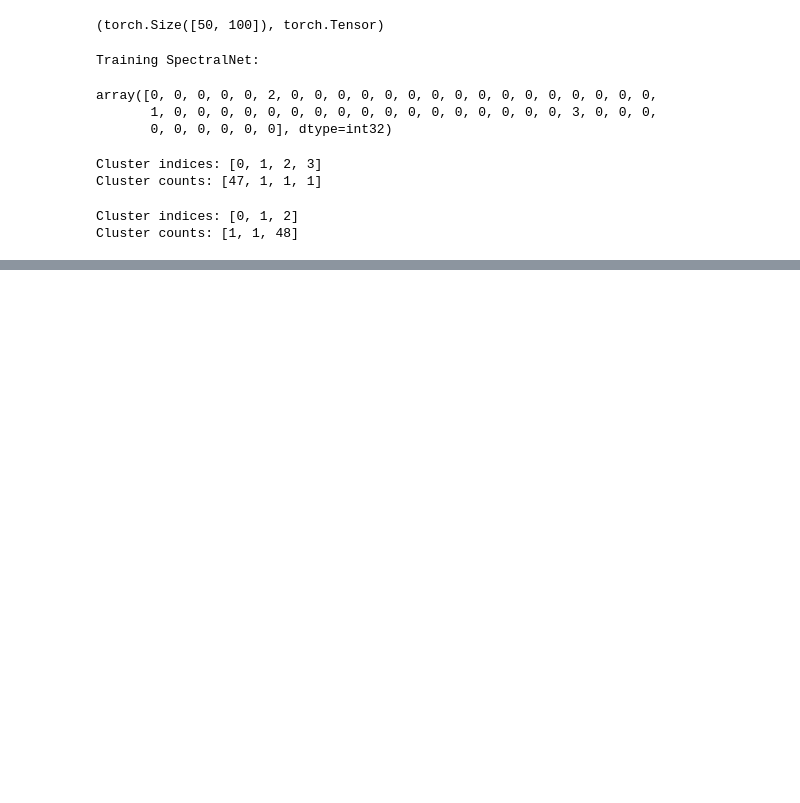
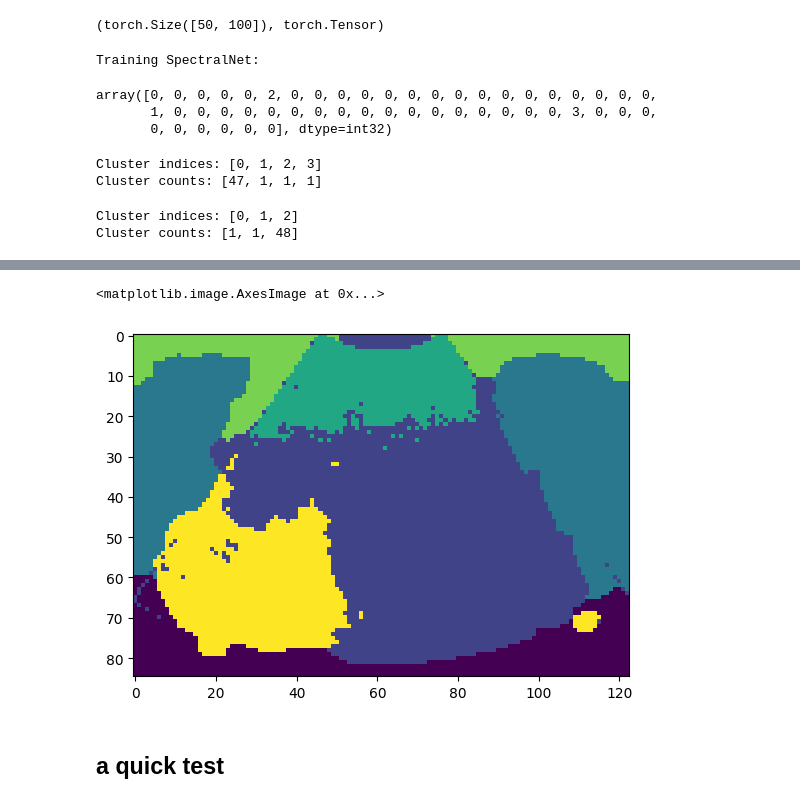
Before and after one commit to alexaatm/UnsupervisedSegmentor4Ultrasound, a Jupyter notebook: spectral-clustering/spectralnet-test.ipynb, the cells around one changed output, grey strips where cells are left out. Cells and saved outputs as stored; diff of their text form; code cells hidden in the pictures; blank space fills up the shorter version.

```diff
--- a/spectral-clustering/spectralnet-test.ipynb
+++ b/spectral-clustering/spectralnet-test.ipynb
@@ -47,0 +237,27 @@ Cluster counts: [1, 1, 48]
+# %%
+# Reshape
+infer_bg_index = True
+if clusters_sn.size == H_patch * W_patch:  # TODO: better solution might be to pass in patch index
+    segmap = clusters_sn.reshape(H_patch, W_patch)
+elif clusters.size == H_patch * W_patch * 4:
+    segmap = clusters_sn.reshape(H_patch * 2, W_patch * 2)
+else:
+    raise ValueError()
+
+# TODO: Improve this step in the pipeline.
+# Background detection: we assume that the segment with the most border pixels is the
+# background region. We will always make this region equal 0.
+if infer_bg_index:
+    indices, normlized_counts = get_border_fraction(segmap)
+    bg_index = indices[np.argmax(normlized_counts)].item()
+    bg_region = (segmap == bg_index)
+    zero_region = (segmap == 0)
+    segmap[bg_region] = 0
+    segmap[zero_region] = bg_index
+
+plt.imshow(segmap)
+# %% [output]
+<matplotlib.image.AxesImage at 0x...>
+[figure, added]
+# %% [markdown]
+## a quick test
```
Also changed, not shown: parts of 31 cells of this notebook, 2 other files.
